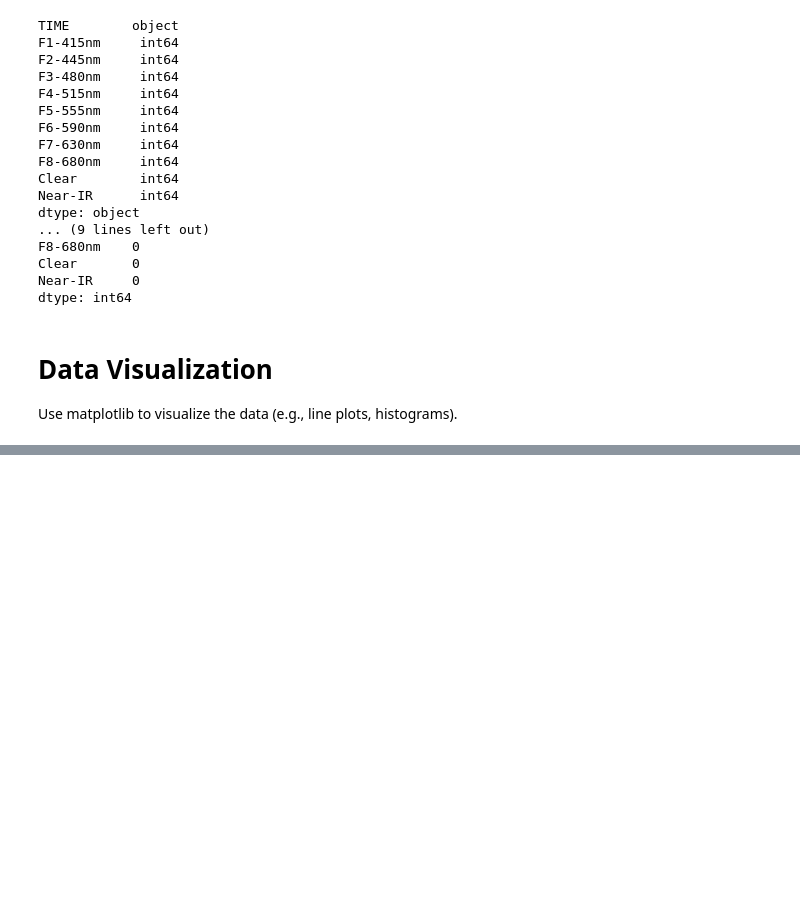
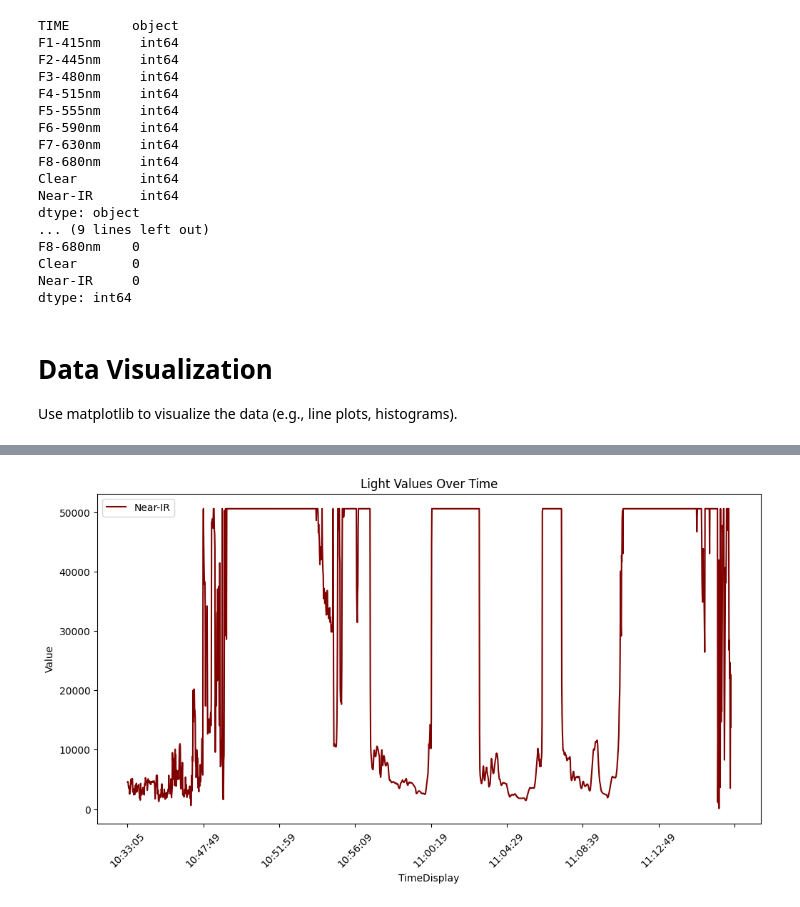
Before and after one commit to jongarrison/marine_sciences_data, a Jupyter notebook: kdupro/2025-03-26_disco_bay/250326_Analysis.ipynb, the cells around one changed output, grey strips where cells are left out. Drawn from its saved outputs; the diff is of its cells as text; code cells hidden in the pictures; blank space fills up the shorter version.

Commit message:
Checking in 04/17/25 disco bay data and some jupyter experiments with earlier data

```diff
--- a/kdupro/2025-03-26_disco_bay/250326_Analysis.ipynb
+++ b/kdupro/2025-03-26_disco_bay/250326_Analysis.ipynb
@@ -140,7 +140,7 @@ df['TimeStandard'] = pd.to_datetime(df['TIME'], format='%Y-%m-%dT%H:%M:%S:%fZ')
 df['TimeDisplay'] = pd.to_datetime(df['TimeStandard']).dt.strftime('%H:%M:%S')
 
 # Manually trim the rows to TimeDisplay values between start and end times
-df = df[(df['TimeDisplay'] >= '11:02:30') & (df['TimeDisplay'] <= '11:18:00')]
+dfplot = df[(df['TimeDisplay'] >= '11:02:30') & (df['TimeDisplay'] <= '11:18:00')]
 
 
 # Line plot for the first column (assuming it's a timestamp)
@@ -151,7 +151,7 @@ plt.figure(figsize=(12, 6))
 colNamesToPlot = ["F1-415nm", "F2-445nm", "F3-480nm", "F4-515nm", "F5-555nm", "F6-590nm", "F7-630nm", "F8-680nm", "Clear", "Near-IR"]
 
 for colName in colNamesToPlot:
-    plt.plot(df["TimeDisplay"], df[colName], label=colName, color=color_dict[colName])
+    plt.plot(dfplot["TimeDisplay"], dfplot[colName], label=colName, color=color_dict[colName])
 
 plt.xlabel('TimeDisplay')
 
@@ -186,0 +222,42 @@ plt.show()
+# %%
+
+# Line plot for the first column (assuming it's a timestamp)
+plt.figure(figsize=(12, 6))
+
+# for colName in colNamesToPlot:
+#     plt.plot(df["TimeDisplay"], df[colName], label=colName, color=color_dict[colName])
+
+
+# Create new dataframe
+
+# Create a new empty dataframe
+dfid = pd.DataFrame()
+dfid["TimeDisplay"] = df["TimeDisplay"]
+
+rollingColNames = []
+# for colName in colNamesToPlot:
+#     # Create a new column name for the rolling average
+#     rollingColName = colName + "_Moving_Avg"
+#     dfid[colName] = df[colName].rolling(window=30).mean()
+#     plt.plot(df["TimeDisplay"], df[colName], label=colName, color=color_dict[colName])
+
+
+colName = "Near-IR"
+plt.plot(df["TimeDisplay"], df[colName], label=colName, color=color_dict[colName])
+
+colNamesToAverage = ["F1-415nm", "F2-445nm", "F3-480nm", "F4-515nm", "F5-555nm", "F6-590nm", "F7-630nm", "F8-680nm"]
+
+# df["avg"] = df[colNamesToPlot].mean(axis=1)
+# plt.plot(df["TimeDisplay"], df["avg"], label="Average", color="black", linestyle='--')
+
+plt.xlabel('TimeDisplay')
+
+plt.gca().xaxis.set_major_locator(plt.MaxNLocator(nbins=10))
+
+plt.ylabel('Value')
+plt.title('Light Values Over Time')
+plt.legend()
+plt.xticks(rotation=45)
+plt.show()
+# %% [output]
+[figure, added]
```
Also changed, not shown: parts of 2 cells of this notebook, 4 other files.
